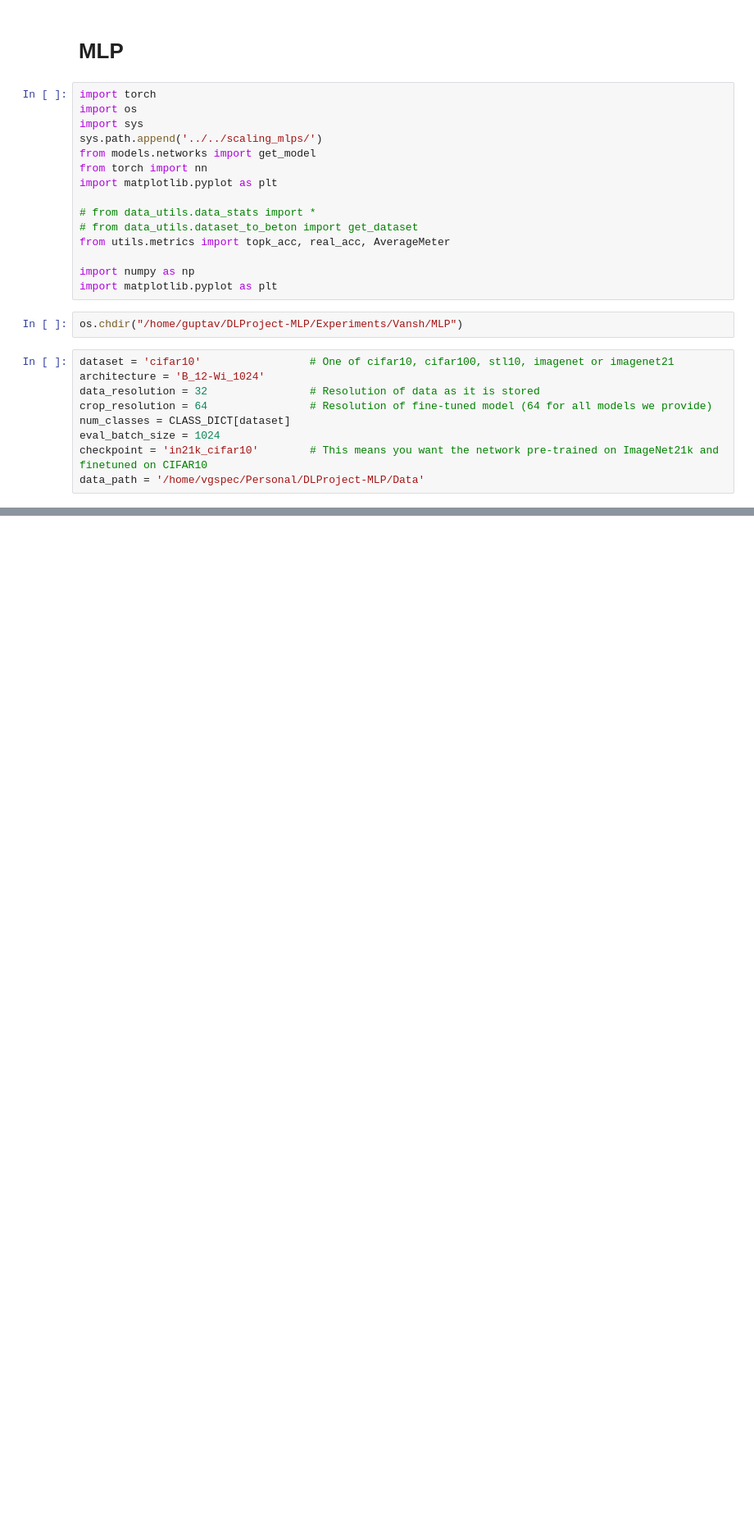
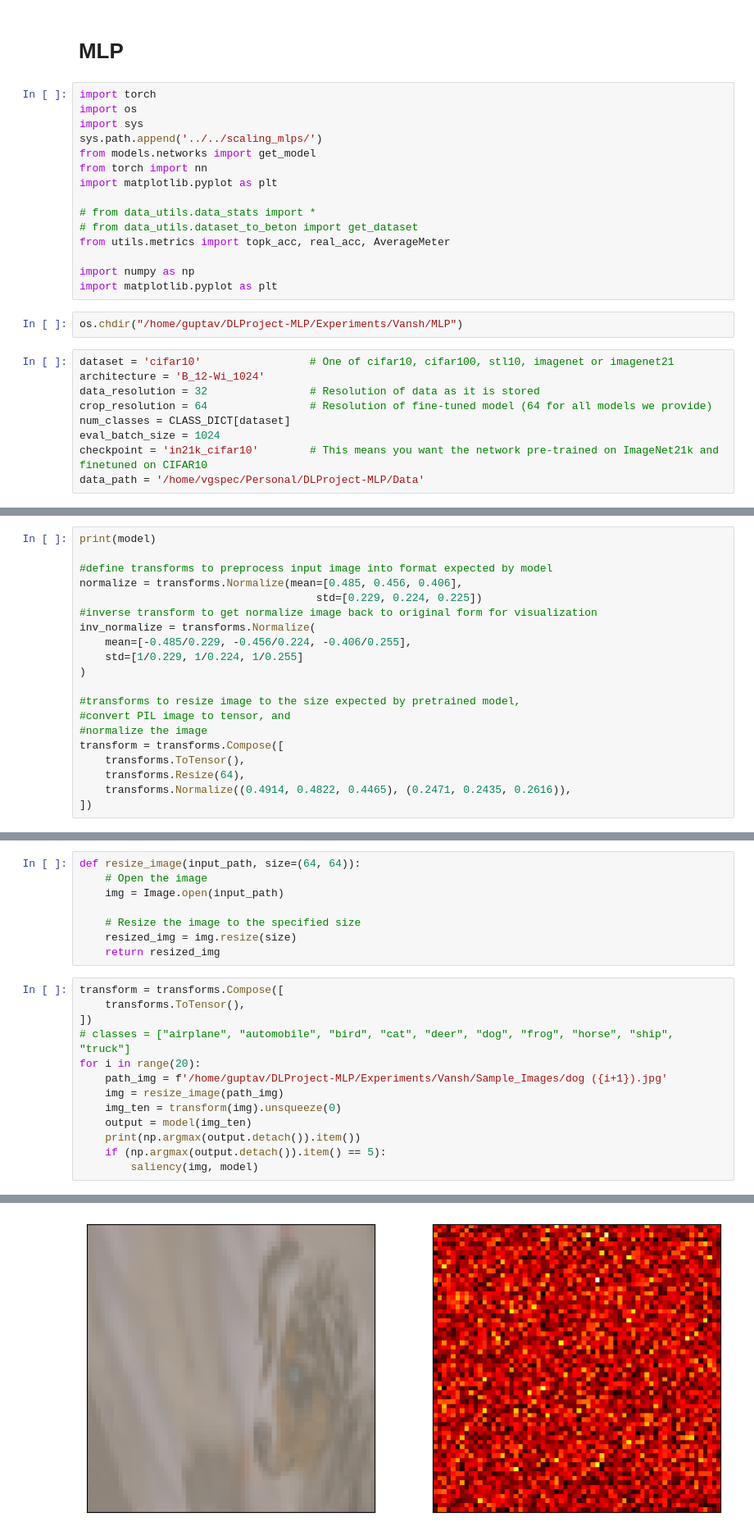
Before and after one commit to V-G-spec/DLProject-MLP, a Jupyter notebook: Experiments/Vansh/MLP/saliency.ipynb, the cells around one changed output, grey strips where cells are left out. Shown at 82% size. Saved outputs shown, nothing was run; the diff lists cells and outputs as text; blank space fills up the shorter version.

Commit message:
MLP Saliency not quite working

```diff
--- a/Experiments/Vansh/MLP/saliency.ipynb
+++ b/Experiments/Vansh/MLP/saliency.ipynb
@@ -41,0 +40,20 @@ FileNotFoundError: [Errno 2] No such file or directory: './checkpoints/B-12_Wi-1
+# %%
+print(model)
+
+#define transforms to preprocess input image into format expected by model
+normalize = transforms.Normalize(mean=[0.485, 0.456, 0.406],
+                                     std=[0.229, 0.224, 0.225])
+#inverse transform to get normalize image back to original form for visualization
+inv_normalize = transforms.Normalize(
+    mean=[-0.485/0.229, -0.456/0.224, -0.406/0.255],
+    std=[1/0.229, 1/0.224, 1/0.255]
+)
+
+#transforms to resize image to the size expected by pretrained model,
+#convert PIL image to tensor, and
+#normalize the image
+transform = transforms.Compose([
+    transforms.ToTensor(),
+    transforms.Resize(64),
+    transforms.Normalize((0.4914, 0.4822, 0.4465), (0.2471, 0.2435, 0.2616)),
+])
@@ -41,0 +119,22 @@ FileNotFoundError: [Errno 2] No such file or directory: './checkpoints/B-12_Wi-1
+# %%
+def resize_image(input_path, size=(64, 64)):
+    # Open the image
+    img = Image.open(input_path)
+
+    # Resize the image to the specified size
+    resized_img = img.resize(size)
+    return resized_img
+# %%
+transform = transforms.Compose([
+    transforms.ToTensor(),
+])
+# classes = ["airplane", "automobile", "bird", "cat", "deer", "dog", "frog", "horse", "ship", "truck"]
+for i in range(20):
+    path_img = f'/home/guptav/DLProject-MLP/Experiments/Vansh/Sample_Images/dog ({i+1}).jpg'
+    img = resize_image(path_img)
+    img_ten = transform(img).unsqueeze(0)
+    output = model(img_ten)
+    print(np.argmax(output.detach()).item())
+    if (np.argmax(output.detach()).item() == 5):
+        saliency(img, model)
+# %% [output]
@@ -41,0 +144 @@ FileNotFoundError: [Errno 2] No such file or directory: './checkpoints/B-12_Wi-1
+[figure, added]
```
Also changed, not shown: parts of 4 cells of this notebook, 1 other file.
